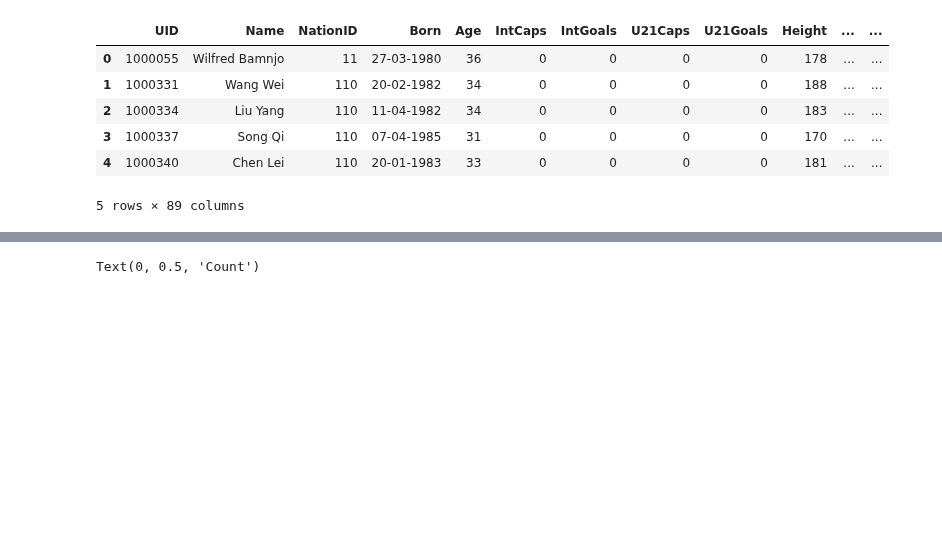
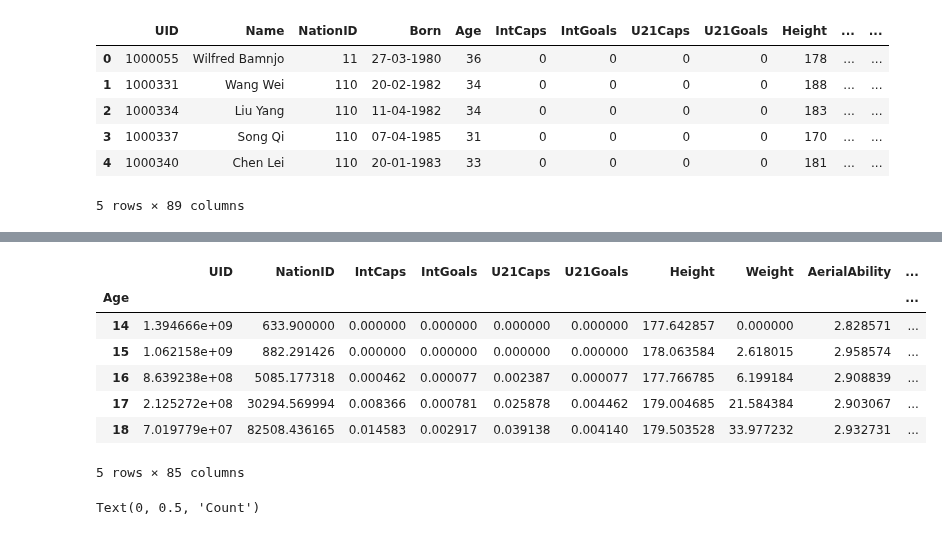
Before and after one commit to sarthakbatragatech/100-Days-of-ML, a Jupyter notebook: Visualizing-Datasets/Football-Manager/FootballManager.ipynb, the cells around one changed output, grey strips where cells are left out. Saved outputs shown, nothing was run; the diff lists cells and outputs as text; code cells hidden in the pictures; blank space fills up the shorter version.

```diff
--- a/Visualizing-Datasets/Football-Manager/FootballManager.ipynb
+++ b/Visualizing-Datasets/Football-Manager/FootballManager.ipynb
@@ -87,3 +208,15 @@ age.head()
+# %%
+# Remove the head() method to view the entire dataframe
+age.mean().head()
+# %% [output]
+|  | UID | NationID | IntCaps | IntGoals | U21Caps | U21Goals | Height | Weight | AerialAbility | ... |
+| Age |  |  |  |  |  |  |  |  |  | ... |
+| 14 | 1.394666e+09 | 633.900000 | 0.000000 | 0.000000 | 0.000000 | 0.000000 | 177.642857 | 0.000000 | 2.828571 | ... |
+| 15 | 1.062158e+09 | 882.291426 | 0.000000 | 0.000000 | 0.000000 | 0.000000 | 178.063584 | 2.618015 | 2.958574 | ... |
+| 16 | 8.639238e+08 | 5085.177318 | 0.000462 | 0.000077 | 0.002387 | 0.000077 | 177.766785 | 6.199184 | 2.908839 | ... |
+| 17 | 2.125272e+08 | 30294.569994 | 0.008366 | 0.000781 | 0.025878 | 0.004462 | 179.004685 | 21.584384 | 2.903067 | ... |
+| 18 | 7.019779e+07 | 82508.436165 | 0.014583 | 0.002917 | 0.039138 | 0.004140 | 179.503528 | 33.977232 | 2.932731 | ... |
+5 rows × 85 columns
 # %%
 plt.figure(figsize=(8, 6), dpi=100)
 ax = age['Leadership'].count().plot()
```
Also changed, not shown: parts of 19 cells of this notebook, 1 other file.
